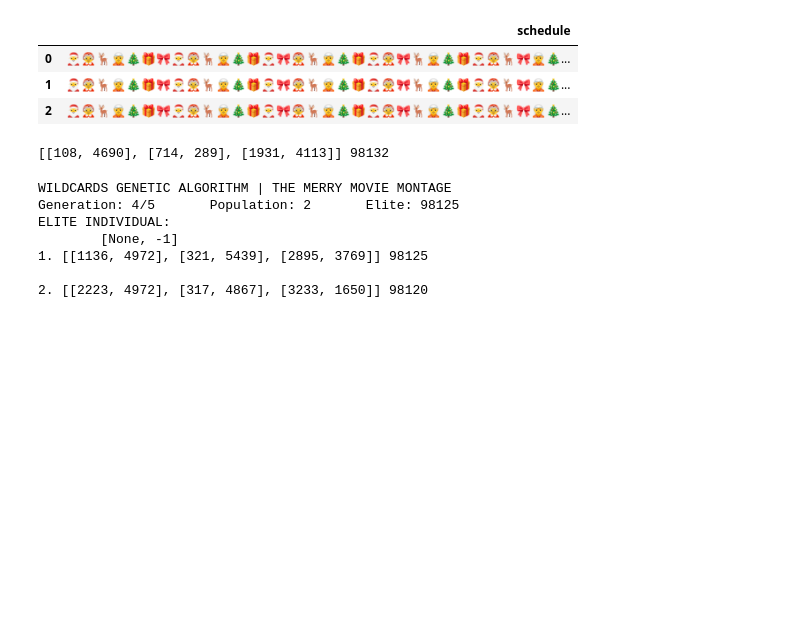
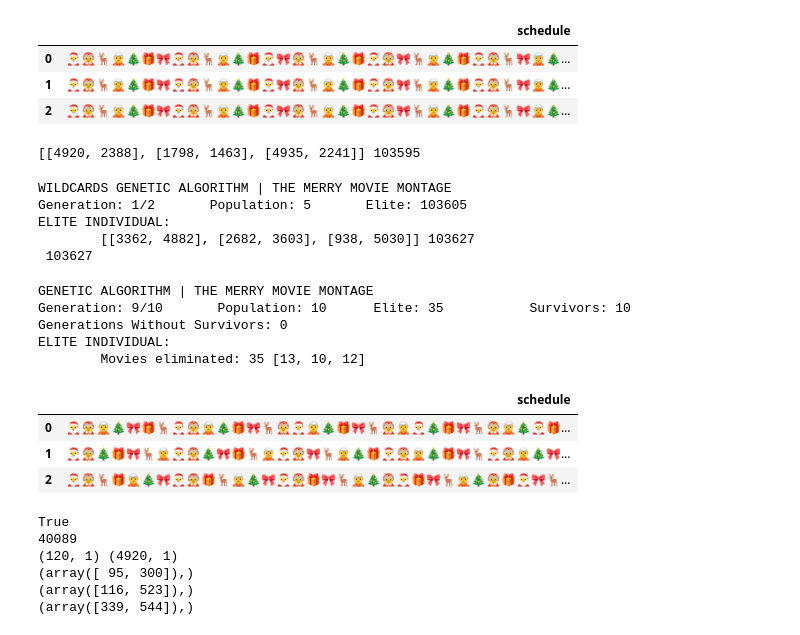
Before and after one commit to JHludwolf/Optimizacion_y_MetahuristicasII, a Jupyter notebook: Final Project/TestNotebook.ipynb, the cells around one changed output. Cells and saved outputs as stored; diff of their text form; code cells hidden in the pictures; blank space fills up the shorter version.

```diff
--- a/Final Project/TestNotebook.ipynb
+++ b/Final Project/TestNotebook.ipynb
@@ -529,10 +537,10 @@ class Wildcards:
     def __str__(self):
         return f'{pprint.pformat(self.wildcards)} {self.get_fitness()}\n'
 # %%
-a = Wildcards()
+a = Wildcards(phenotype=phenotype)
 count_nodes_objective_func(a.get_phenotype())
 print(a)
 # %% [output]
-[[108, 4690], [714, 289], [1931, 4113]] 98132
+[[4920, 2388], [1798, 1463], [4935, 2241]] 103595
 # %%
 class WildcardPopulation:
@@ -606,14 +615,41 @@ class WildcardPopulation:
             s += str(i+1) + '. ' + individual.__str__() + '\n'
         return s
 # %%
-p = WildcardPopulation(2)
-p.evolve(5)
-print(p)
+p = WildcardPopulation(5, phenotype=phenotype)
+wildcards = p.evolve(2)
 # %% [output]
 WILDCARDS GENETIC ALGORITHM | THE MERRY MOVIE MONTAGE
-Generation: 4/5       Population: 2       Elite: 98125
+Generation: 1/2       Population: 5       Elite: 103605
 ELITE INDIVIDUAL:
-        [None, -1]
-1. [[1136, 4972], [321, 5439], [2895, 3769]] 98125
-
-2. [[2223, 4972], [317, 4867], [3233, 1650]] 98120
+        [[3362, 4882], [2682, 3603], [938, 5030]] 103627
+ 103627
+# %%
+final = genetic_algorithm(10, 10, 3, wildcards=wildcards[0])
+#final.phenotype_to_csv()
+# %% [output]
+GENETIC ALGORITHM | THE MERRY MOVIE MONTAGE
+Generation: 9/10       Population: 10      Elite: 35           Survivors: 10       Generations Without Survivors: 0
+ELITE INDIVIDUAL:
+        Movies eliminated: 35 [13, 10, 12]
+# %%
+df_submission = pd.read_csv('./submission.csv')
+df_submission
+# %% [output]
+|  | schedule |
+| 0 | 🎅🤶🧝🎄🎀🎁🦌🎅🤶🧝🎄🎁🎀🦌🤶🎅🧝🎄🎁🎀🦌🤶🧝🎅🎄🎁🎀🦌🤶🧝🎄🎅🎁... |
+| 1 | 🎅🤶🎄🎁🎀🦌🧝🎅🤶🎄🎀🎁🦌🧝🎅🤶🎀🦌🧝🎄🎁🎅🤶🧝🎄🎁🎀🦌🎅🤶🧝🎄🎀... |
+| 2 | 🎅🤶🦌🎁🧝🎄🎀🎅🤶🎁🦌🧝🎄🎀🎅🤶🎁🎀🦌🧝🎄🤶🎅🎁🎀🦌🧝🎄🤶🎁🎅🎀🦌... |
+# %%
+print(general_objective_func(df_submission))
+print(count_nodes_objective_func(df_submission))
+print(df_with_mrms_start.shape,  df_without_mrms_start.shape)
+
+for string in df_submission['schedule']:
+    print(np.where(np.array(list(string)) == '🌟'))
+# %% [output]
+True
+40089
+(120, 1) (4920, 1)
+(array([ 95, 300]),)
+(array([116, 523]),)
+(array([339, 544]),)
```
Also changed, not shown: parts of 6 cells of this notebook, 12 other files.
